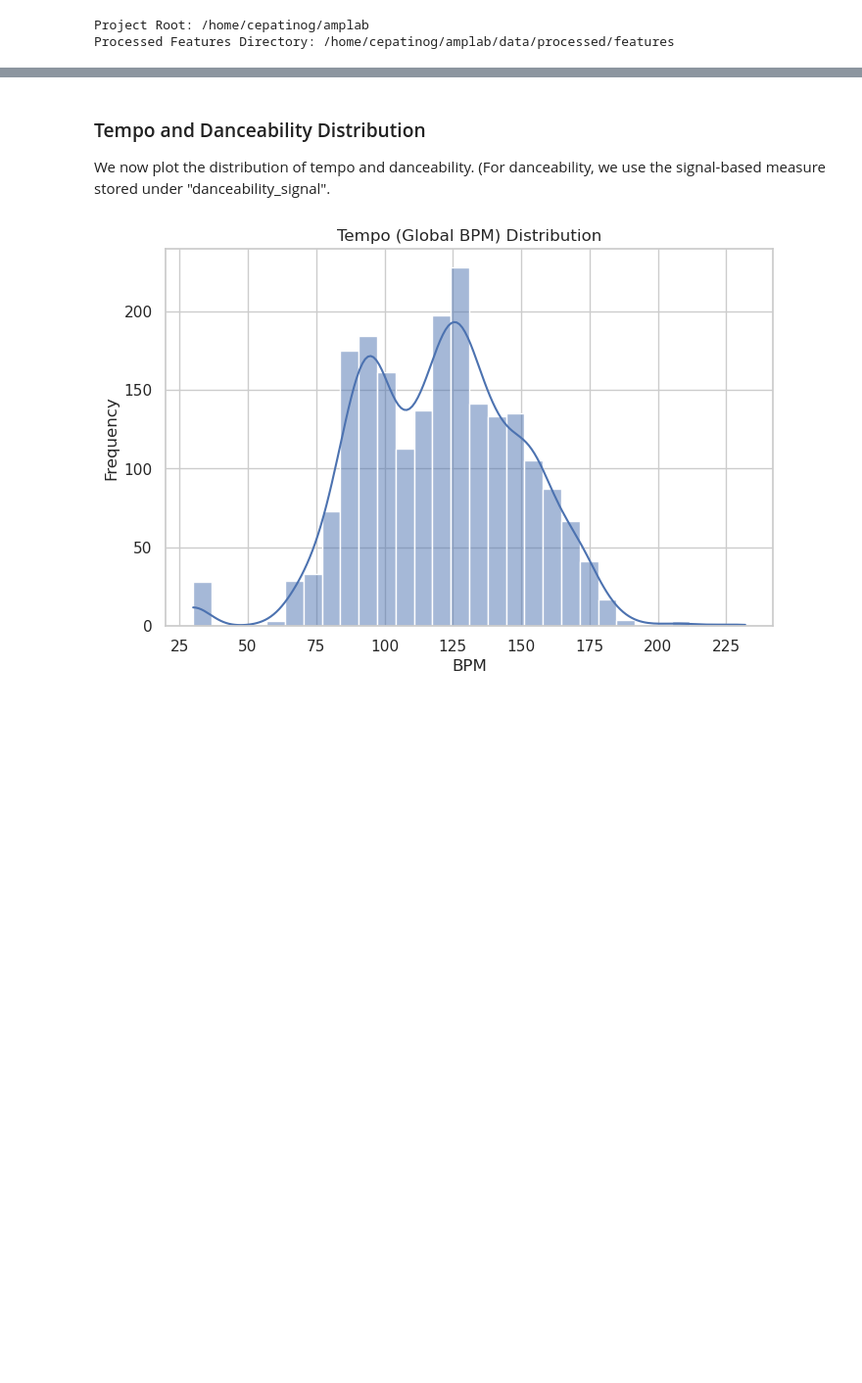
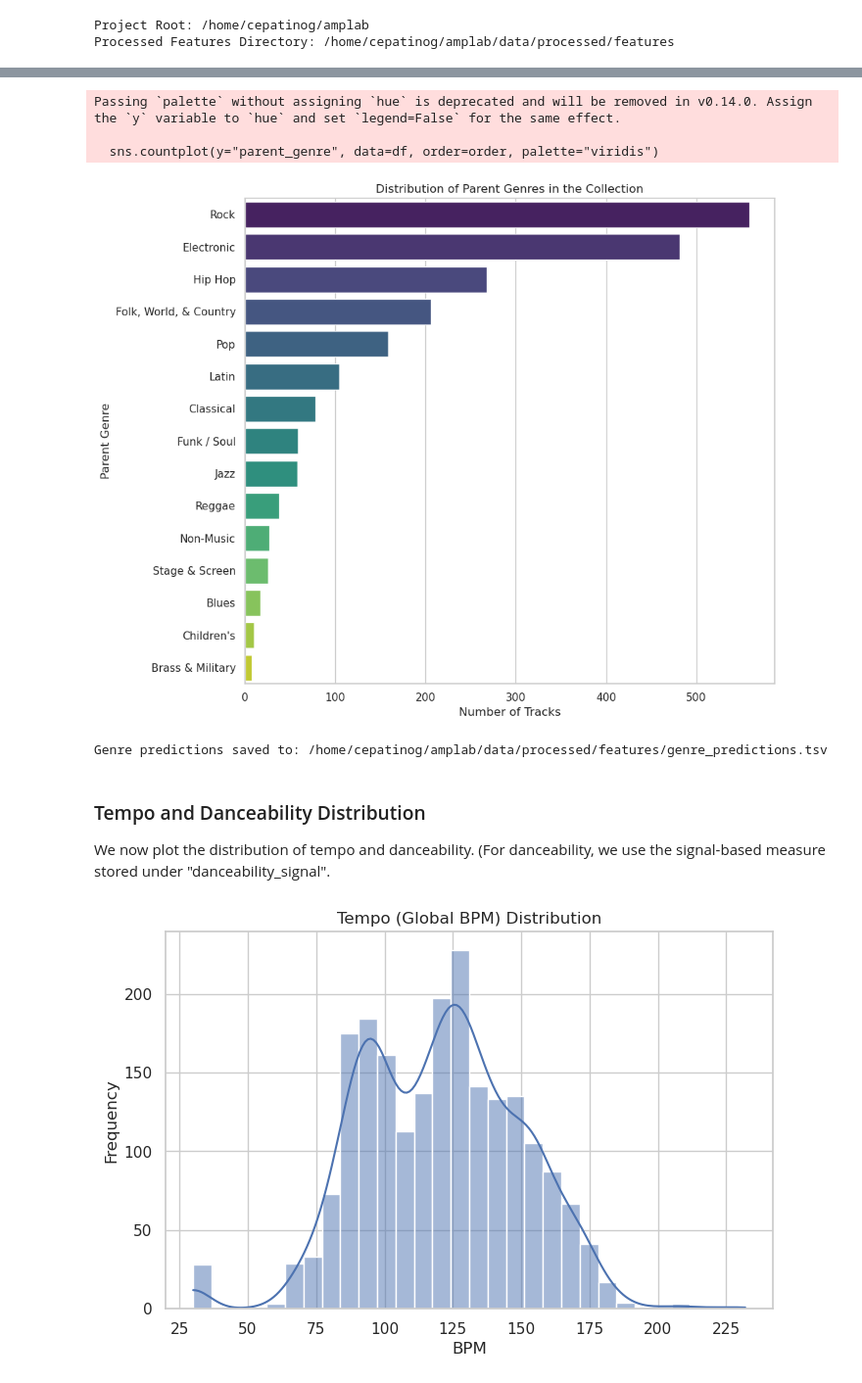
Before and after one commit to cepatinog/audio-playlist-analysis, a Jupyter notebook: notebooks/analysis_overview.ipynb, the cells around one changed output, grey strips where cells are left out. Shown: that part at 98% size. Saved outputs shown, nothing was run; the diff lists cells and outputs as text; code cells hidden in the pictures; blank space fills up the shorter version.

```diff
--- a/notebooks/analysis_overview.ipynb
+++ b/notebooks/analysis_overview.ipynb
@@ -115,0 +34,13 @@ Full genre predictions saved to: /home/cepatinog/amplab/data/processed/features/
+# %%
+# Path to the Discogs-Effnet metadata file (adjust if located in a different folder)
+discogs_metadata_file = EMB_DISCOGS_MODEL_JSON
+
+processed_features_dir = PROCESSED_FEATURES_DIR
+
+# %% [code] Load the Discogs-Effnet Model Metadata and Extract Genre Classes
+with open(discogs_metadata_file, "r") as f:
+    discogs_metadata = json.load(f)
+
+# Extract the full list of 400 genre classes
+genre_classes = discogs_metadata.get("classes", [])
+print(f"Loaded {len(genre_classes)} genre classes from discogs-effnet-bs64-1.json.")
@@ -115,0 +49,61 @@ Full genre predictions saved to: /home/cepatinog/amplab/data/processed/features/
+# %%
+# For inspection, print the first 10 classes:
+print("First 10 genre classes:")
+for genre in genre_classes[:10]:
+    print(genre)
+
+# Load Processed Feature Files
+# Get all JSON files in the processed features folder.
+feature_files = glob.glob(os.path.join(processed_features_dir, "*.json"))
+print(f"Found {len(feature_files)} processed feature files.")
+
+# Load each JSON file into a list.
+data = []
+for file in feature_files:
+    try:
+        with open(file, "r") as f:
+            feat = json.load(f)
+            data.append(feat)
+    except Exception as e:
+        print(f"Error reading {file}: {e}")
+
+# Create a DataFrame from the loaded data.
+df = pd.DataFrame(data)
+print("DataFrame shape:", df.shape)
+df.head()
+
+# %% [code] Compute Final Genre Predictions
+def predict_genre(activation_vector, classes):
+    """
+    Given a 400-dimensional activation vector from the genre classifier,
+    return the predicted genre label by taking the index with maximum activation.
+    """
+    idx = int(np.argmax(activation_vector))
+    return classes[idx]
+
+# Create a new column with the predicted genre (using single-label max strategy).
+# We assume that each processed feature JSON has a "genre_activations" field.
+df["predicted_genre"] = df["genre_activations"].apply(lambda acts: predict_genre(acts, genre_classes))
+
+# Extract the parent genre from the predicted genre label.
+# We assume that the genre labels follow the format "Parent---Style".
+df["parent_genre"] = df["predicted_genre"].apply(lambda x: x.split("---")[0].strip())
+
+print("Sample predictions:")
+print(df[["file", "predicted_genre", "parent_genre"]].head())
+
+# %% [code] Plot the Distribution of Parent Genres
+plt.figure(figsize=(10, 8))
+order = df["parent_genre"].value_counts().index
+sns.countplot(y="parent_genre", data=df, order=order, palette="viridis")
+plt.title("Distribution of Parent Genres in the Collection")
+plt.xlabel("Number of Tracks")
+plt.ylabel("Parent Genre")
+plt.tight_layout()
+plt.show()
+
+# %% [code] Save Full Genre Predictions to a TSV File
+output_tsv = os.path.join(processed_features_dir, "genre_predictions.tsv")
+df[["file", "predicted_genre", "parent_genre"]].to_csv(output_tsv, sep="\t", index=False)
+print("Genre predictions saved to:", output_tsv)
+# %% [output]
@@ -116,3 +127,8 @@ Full genre predictions saved to: /home/cepatinog/amplab/data/processed/features/
+Passing `palette` without assigning `hue` is deprecated and will be removed in v0.14.0. Assign the `y` variable to `hue` and set `legend=False` for the same effect.
+
+  sns.countplot(y="parent_genre", data=df, order=order, palette="viridis")
+[figure, added]
+Genre predictions saved to: /home/cepatinog/amplab/data/processed/features/genre_predictions.tsv
 # %% [markdown]
 ### Tempo and Danceability Distribution
 We now plot the distribution of tempo and danceability. (For danceability, we use the signal-based measure stored under "danceability_signal".
```
Also changed, not shown: parts of 8 cells of this notebook, 1 other file.
